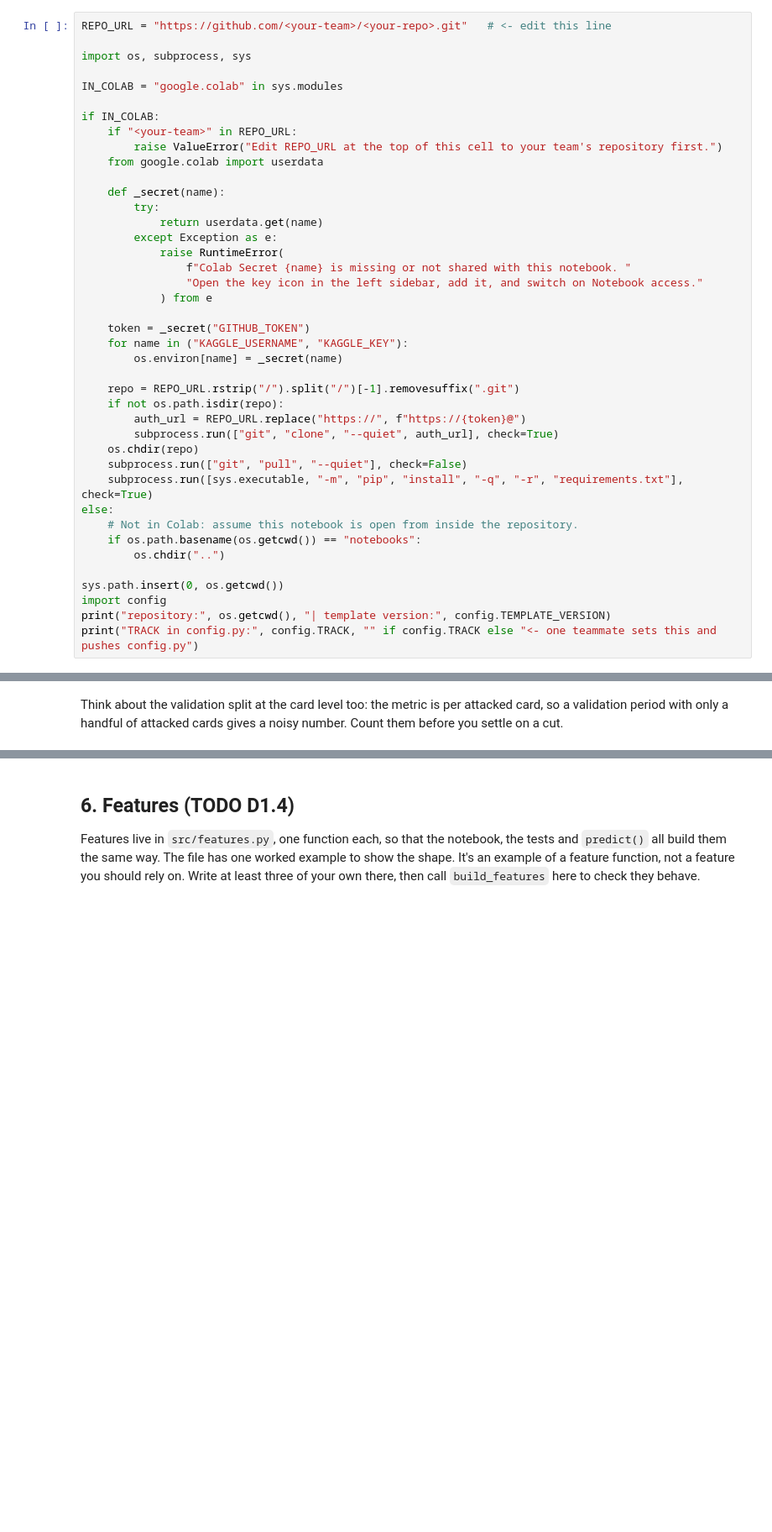
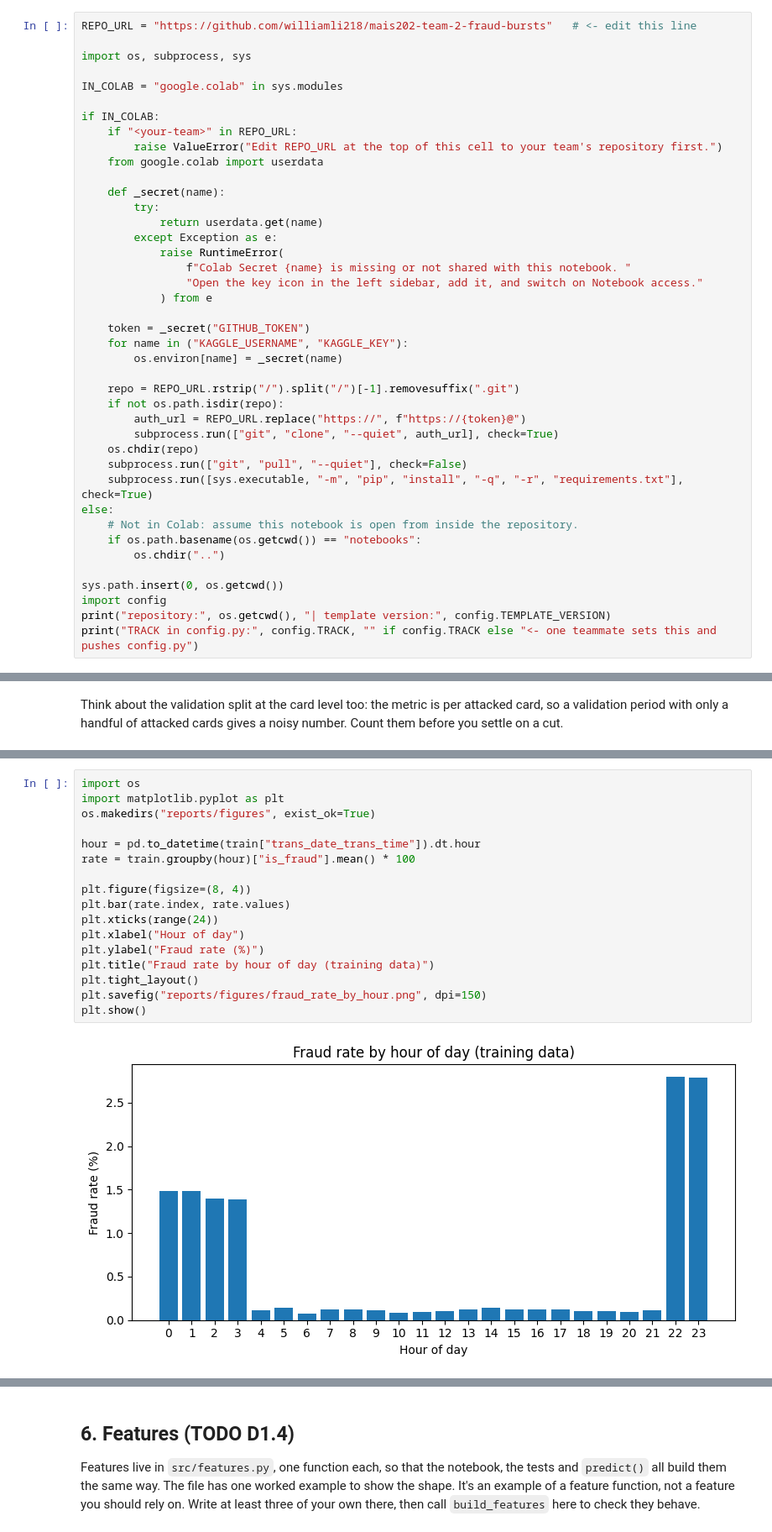
Before and after one commit to williamli218/mais202-team-2-fraud-bursts, a Jupyter notebook: notebooks/track02_williamli218.ipynb, the cells around one changed output, grey strips where cells are left out. Shown at 84% size. Cells and saved outputs as stored; diff of their text form; blank space fills up the shorter version.

```diff
--- a/notebooks/track02_williamli218.ipynb
+++ b/notebooks/track02_williamli218.ipynb
@@ -28,7 +28,7 @@ from a cell. The names it looks for are `GITHUB_TOKEN`, `KAGGLE_USERNAME` and
 `KAGGLE_KEY`. If one is missing, the error says which. The getting-started
 notebook shows how to create them.
 # %%
-REPO_URL = "https://github.com/<your-team>/<your-repo>.git"   # <- edit this line
+REPO_URL = "https://github.com/williamli218/mais202-team-2-fraud-bursts"   # <- edit this line
 
 import os, subprocess, sys
 
@@ -150,0 +232,19 @@ gives a noisy number. Count them before you settle on a cut.
+# %%
+import os
+import matplotlib.pyplot as plt
+os.makedirs("reports/figures", exist_ok=True)
+
+hour = pd.to_datetime(train["trans_date_trans_time"]).dt.hour
+rate = train.groupby(hour)["is_fraud"].mean() * 100
+
+plt.figure(figsize=(8, 4))
+plt.bar(rate.index, rate.values)
+plt.xticks(range(24))
+plt.xlabel("Hour of day")
+plt.ylabel("Fraud rate (%)")
+plt.title("Fraud rate by hour of day (training data)")
+plt.tight_layout()
+plt.savefig("reports/figures/fraud_rate_by_hour.png", dpi=150)
+plt.show()
+# %% [output]
+[figure, added]
```
Also changed, not shown: parts of 22 cells of this notebook.
